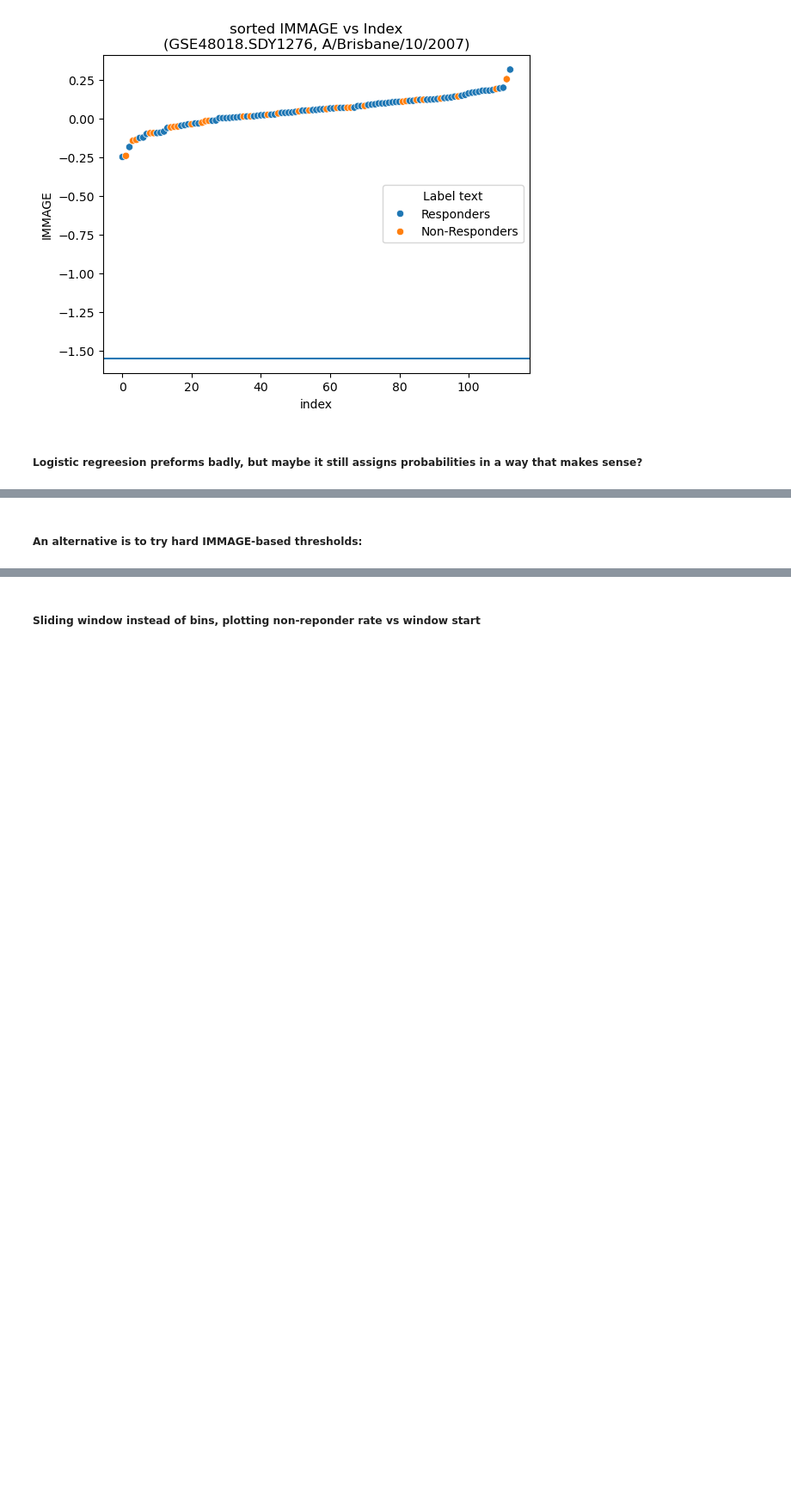
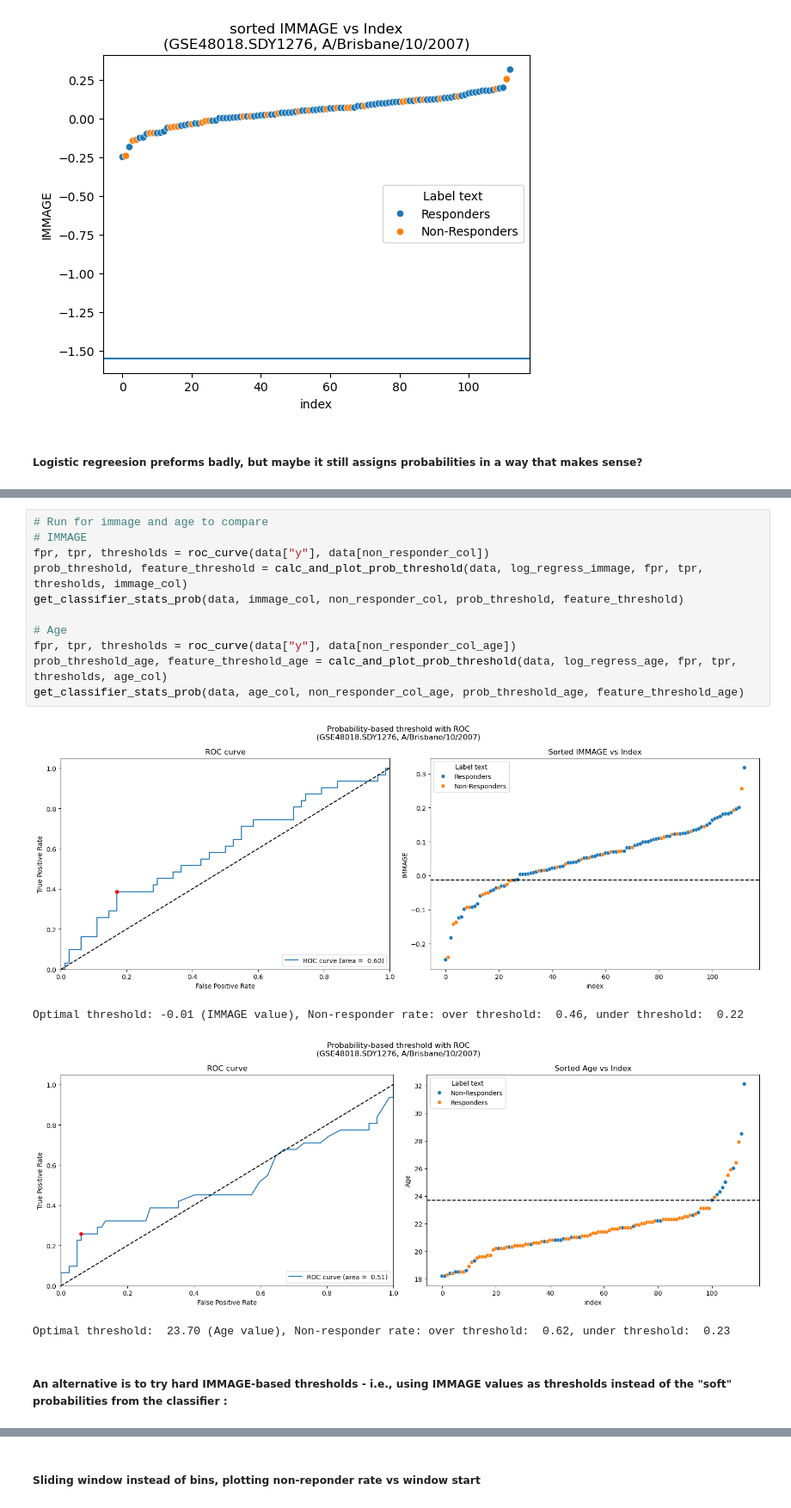
Before and after one commit to JonatanSahar/lab-vaccines, a Jupyter notebook: code/export/GSE48018.SDY1276_A_Brisbane_10_2007_analysis.ipynb, the cells around one changed output, grey strips where cells are left out. Shown at 86% size. Saved outputs shown, nothing was run; the diff lists cells and outputs as text; blank space fills up the shorter version.

```diff
--- a/code/export/GSE48018.SDY1276_A_Brisbane_10_2007_analysis.ipynb
+++ b/code/export/GSE48018.SDY1276_A_Brisbane_10_2007_analysis.ipynb
@@ -340,3 +375,19 @@ Optimal threshold: -0.01 (IMMAGE value), Non-responder rate: over threshold:  0.
+# %%
+# Run for immage and age to compare
+# IMMAGE
+fpr, tpr, thresholds = roc_curve(data["y"], data[non_responder_col])
+prob_threshold, feature_threshold = calc_and_plot_prob_threshold(data, log_regress_immage, fpr, tpr, thresholds, immage_col)
+get_classifier_stats_prob(data, immage_col, non_responder_col, prob_threshold, feature_threshold)
+
+# Age
+fpr, tpr, thresholds = roc_curve(data["y"], data[non_responder_col_age])
+prob_threshold_age, feature_threshold_age = calc_and_plot_prob_threshold(data, log_regress_age, fpr, tpr, thresholds, age_col)
+get_classifier_stats_prob(data, age_col, non_responder_col_age, prob_threshold_age, feature_threshold_age)
+# %% [output]
+[figure, added]
+Optimal threshold: -0.01 (IMMAGE value), Non-responder rate: over threshold:  0.46, under threshold:  0.22
+[figure, added]
+Optimal threshold:  23.70 (Age value), Non-responder rate: over threshold:  0.62, under threshold:  0.23
 # %% [markdown]
-##### An alternative is to try hard IMMAGE-based thresholds:
+##### An alternative is to try hard IMMAGE-based thresholds - i.e., using IMMAGE values as thresholds instead of the "soft" probabilities from the classifier :
 # %%
```
Also changed, not shown: parts of 24 cells of this notebook, 21 other files.
